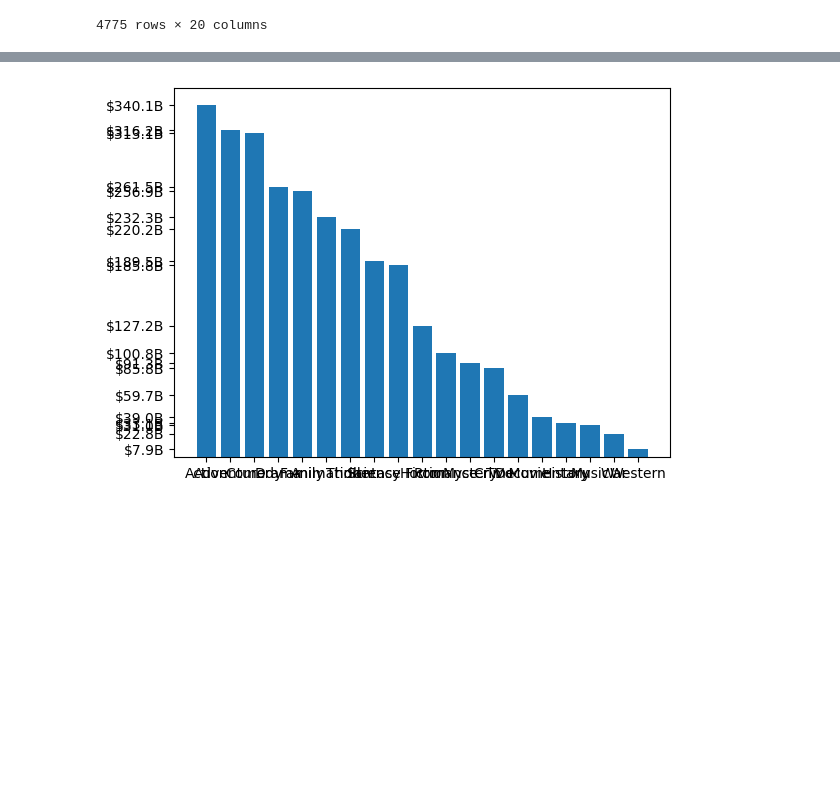
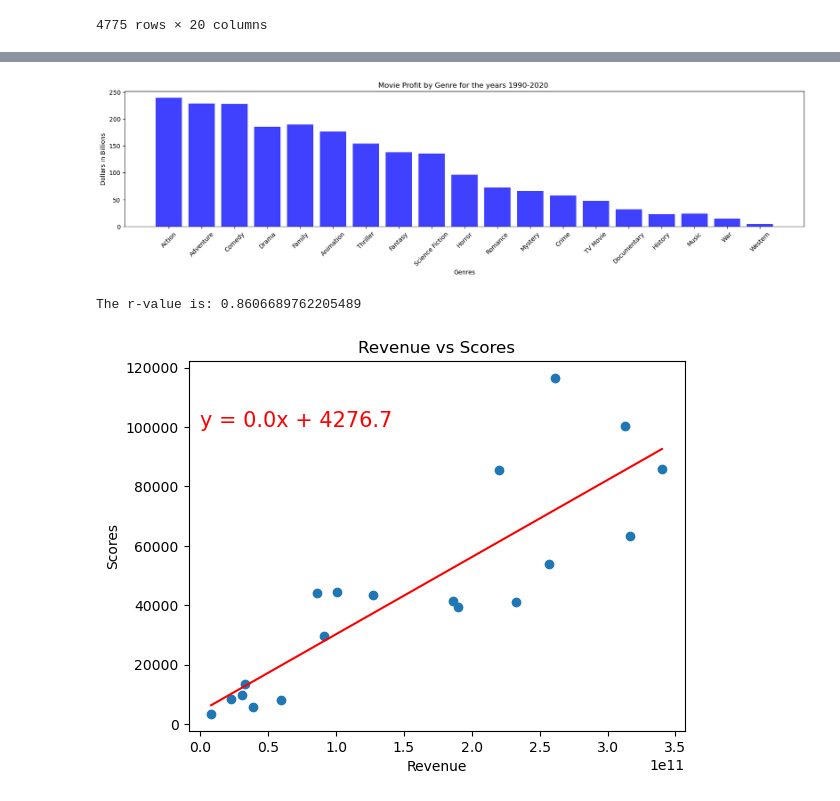
Before and after one commit to hatkiet/Project-1-Red-Team, a Jupyter notebook: Patrick's Visualizations Notebook.ipynb, the cells around one changed output, grey strips where cells are left out. Drawn from its saved outputs; the diff is of its cells as text; code cells hidden in the pictures; blank space fills up the shorter version.

```diff
--- a/Patrick's Visualizations Notebook.ipynb
+++ b/Patrick's Visualizations Notebook.ipynb
@@ -174,15 +430,0 @@ plt.show()
-# %%
-x_axis = transposed_df["Genre"]
-
-y = transposed_df["Revenue"]
-
-plt.bar(x_axis, y)
-
-
-# Define the y-axis values in hundreds of billions
-y_values = [val / 1e9 for val in y]
-plt.yticks(y, ['${:.1f}B'.format(val) for val in y_values])
-
-plt.show()
-# %% [output]
-[figure, removed]
@@ -266,0 +431,45 @@ score_sums
+# %%
+#Create a bar chart to show profit totals for each genre
+x_axis = np.arange(len(merged_RPS_df))
+tick_locations = [value+0.4 for value in x_axis]
+y_axis = merged_RPS_df["Profit"]/1000000000
+
+index_values = merged_RPS_df.index
+# %%
+# Create a list indicating where to write x labels and set figure size to adjust for space
+plt.figure(figsize=(20,4))
+plt.bar(index_values, y_axis, color='b', alpha=0.75, align="edge")
+plt.xticks(tick_locations, index_values, rotation=45)
+
+
+plt.title("Movie Profit by Genre for the years 1990-2020 ")
+plt.xlabel("Genres")
+plt.ylabel("Dollars in Billions")
+
+plt.show()
+# %% [output]
+[figure, added]
+# %%
+# Create a scatter plot which compares Revenue to Score
+
+x_values = merged_RPS_df["Revenue"]
+y_values = merged_RPS_df["Scores"]
+
+# Establish a function to create Linear Regression plots
+(slope, intercept, rvalue, pvalue, stderr) = linregress(x_values, y_values)
+regress_values = x_values * slope + intercept
+line_eq = "y = " + str(round(slope,2)) + "x + " + str(round(intercept,2))
+print(f"The r-value is: {rvalue}")
+
+plt.scatter(x_values, y_values)
+plt.plot(x_values, regress_values, color="red")
+plt.annotate(line_eq, (5,100000), fontsize=15, color="red")
+plt.xlabel("Revenue")
+plt.ylabel("Scores")
+plt.title("Revenue vs Scores")
+
+
+plt.show()
+# %% [output]
+The r-value is: 0.8606689762205489
+[figure, added]
```
Also changed, not shown: parts of 23 cells of this notebook.
